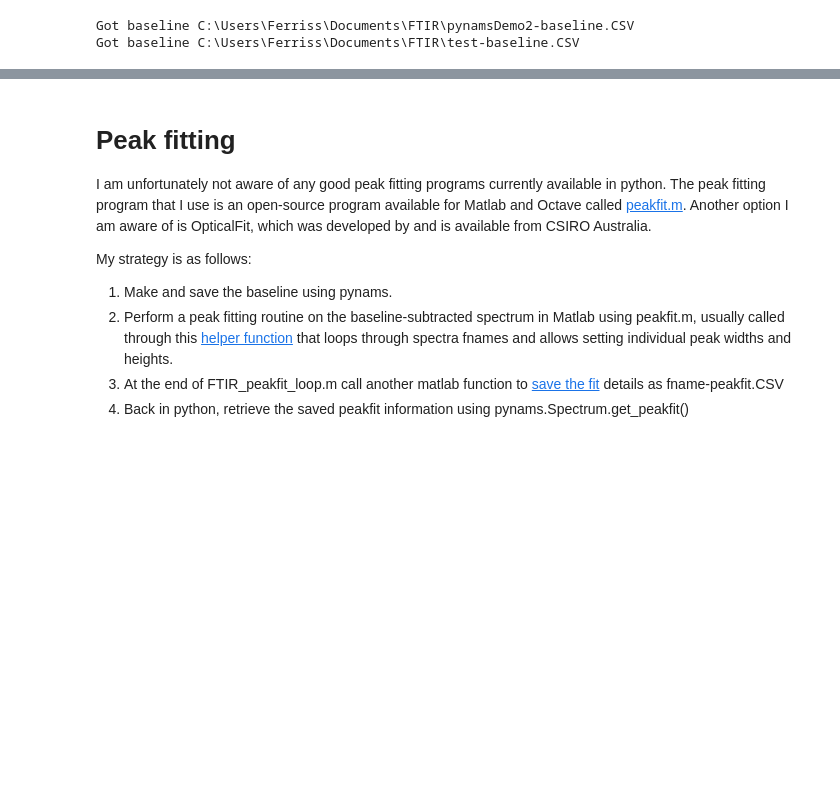
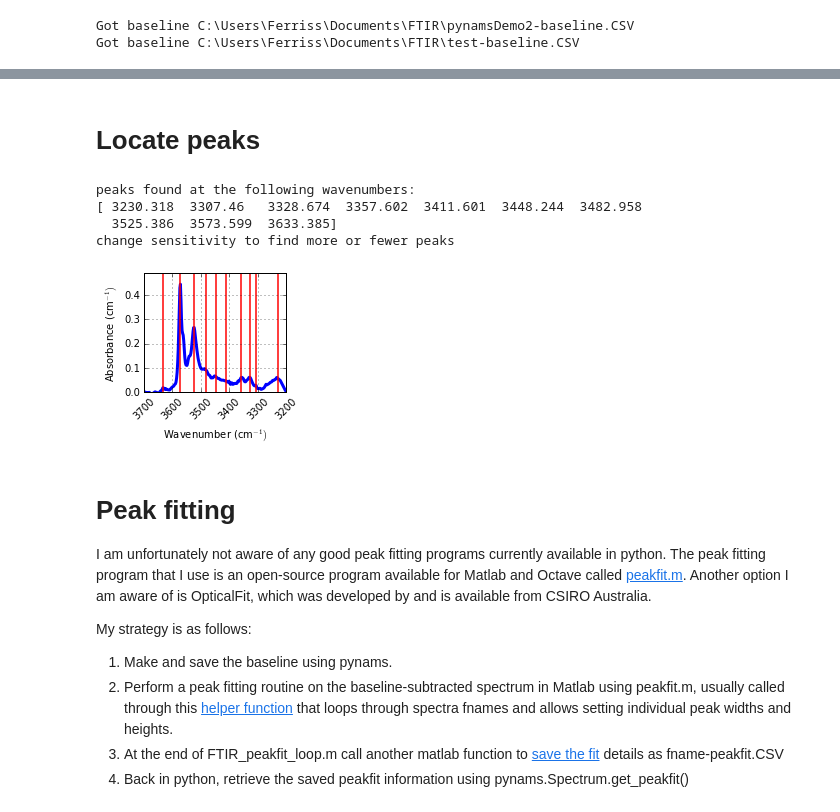
Before and after one commit to EFerriss/Pynams, a Jupyter notebook: EXAMPLES.ipynb, the cells around one changed output, grey strips where cells are left out. Cells and saved outputs as stored; diff of their text form; code cells hidden in the pictures; blank space fills up the shorter version.

```diff
--- a/EXAMPLES.ipynb
+++ b/EXAMPLES.ipynb
@@ -261,3 +270,14 @@ Got baseline C:\Users\Ferriss\Documents\FTIR\test-baseline.CSV
+# %% [markdown]
+# Locate peaks
+# %%
+spectrum.make_baseline(curvature=0.1)
+spectrum.find_peaks(sensitivity=10)
+# %% [output]
+peaks found at the following wavenumbers:
+[ 3230.318  3307.46   3328.674  3357.602  3411.601  3448.244  3482.958
+  3525.386  3573.599  3633.385]
+change sensitivity to find more or fewer peaks
+[figure, added]
 # %% [markdown]
 # Peak fitting
 I am unfortunately not aware of any good peak fitting programs currently available in python. The peak fitting program that I use is an open-source program available for Matlab and Octave called [peakfit.m](https://terpconnect.umd.edu/~toh/spectrum/InteractivePeakFitter.htm#command). Another option I am aware of is OpticalFit, which was developed by and is available from CSIRO Australia.
```
Also changed, not shown: parts of 2 cells of this notebook, 4 other files.
